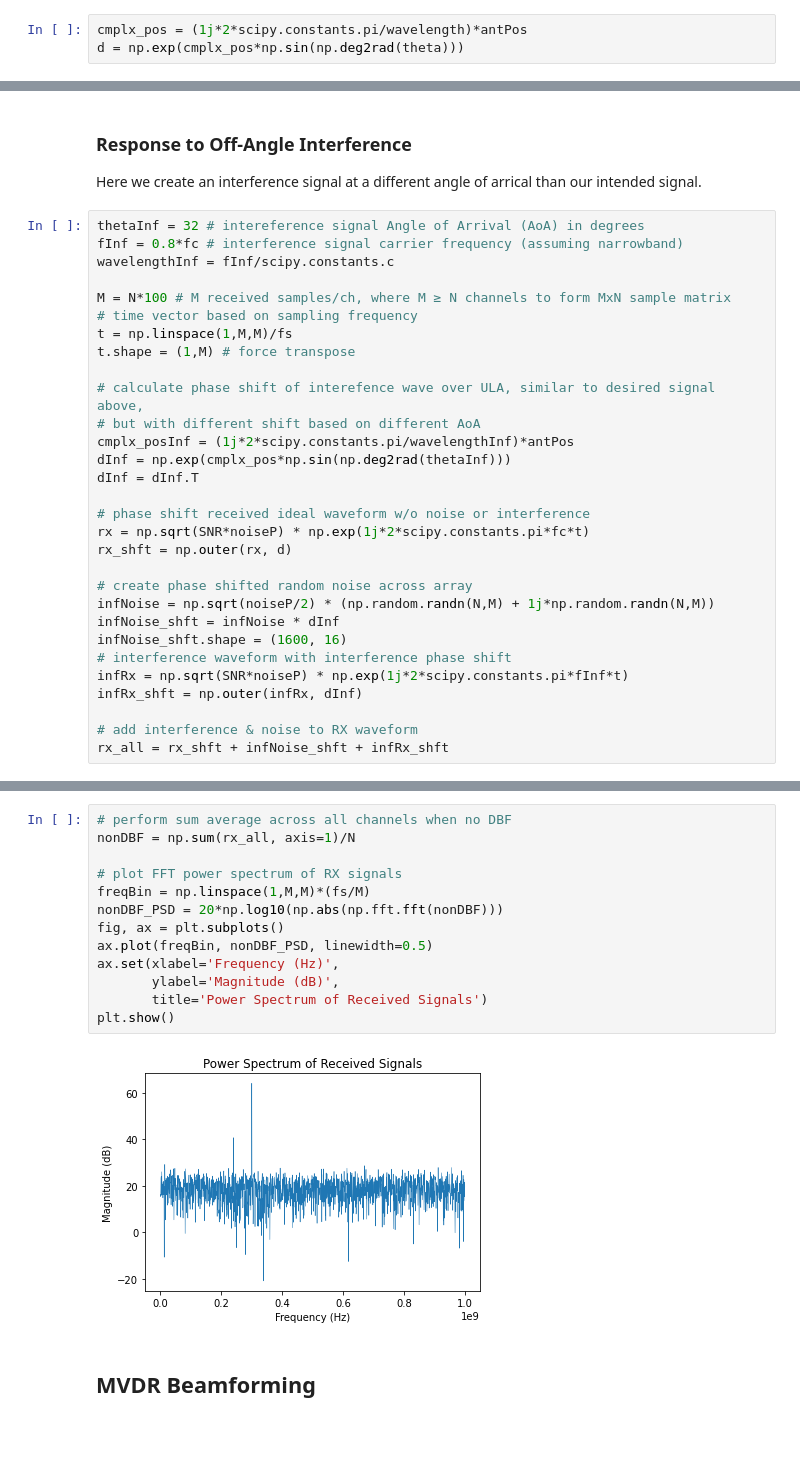
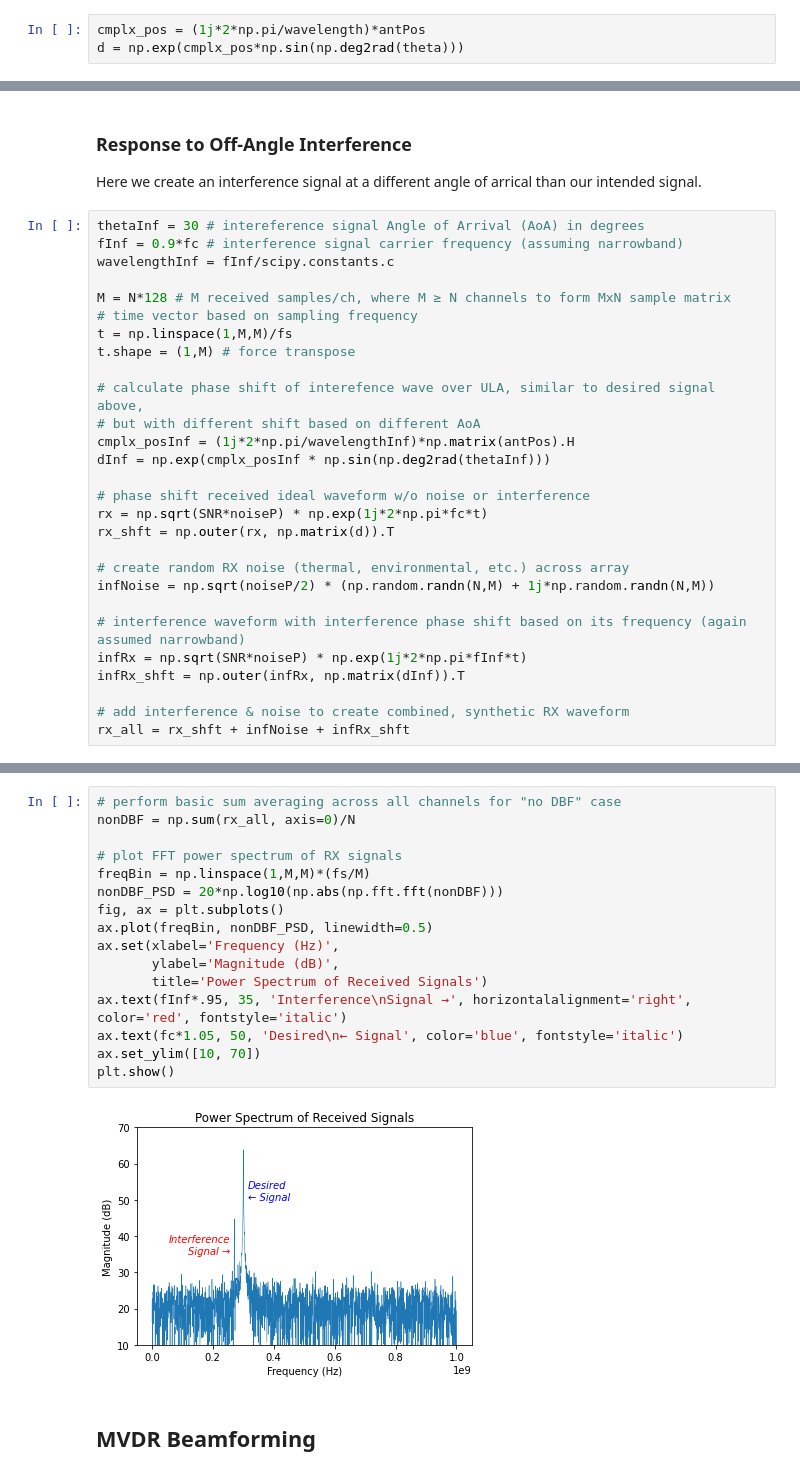
Before and after one commit to JohnnyGOX17/jhu-masters-thesis, a Jupyter notebook: src/notebooks/ML_ABF_beamformer_ULA.ipynb, the cells around one changed output, grey strips where cells are left out. Saved outputs shown, nothing was run; the diff lists cells and outputs as text; blank space fills up the shorter version.

```diff
--- a/src/notebooks/ML_ABF_beamformer_ULA.ipynb
+++ b/src/notebooks/ML_ABF_beamformer_ULA.ipynb
@@ -41,7 +48,7 @@ antPos = np.linspace(0,N-1,N)*wavelength*spacing
 Create spatial response vector at each ULA element that follows
 $$ e^{\frac{j2\pi}{\lambda} \sin{\theta} } $$
 # %%
-cmplx_pos = (1j*2*scipy.constants.pi/wavelength)*antPos
+cmplx_pos = (1j*2*np.pi/wavelength)*antPos
 d = np.exp(cmplx_pos*np.sin(np.deg2rad(theta)))
 # %% [markdown]
 Compute hypothesis of steering vectors in sine space for quiescent beamforming weights. Plot the weight response over sine space by testing weight magnitude at each look direction in vector `u`, from $-90^{\circ}$ to $90^{\circ}$
@@ -99,34 +110,32 @@ plt.show()
 
 Here we create an interference signal at a different angle of arrical than our intended signal.
 # %%
-thetaInf = 32 # intereference signal Angle of Arrival (AoA) in degrees
-fInf = 0.8*fc # interference signal carrier frequency (assuming narrowband)
+thetaInf = 30 # intereference signal Angle of Arrival (AoA) in degrees
+fInf = 0.9*fc # interference signal carrier frequency (assuming narrowband)
 wavelengthInf = fInf/scipy.constants.c
 
-M = N*100 # M received samples/ch, where M ≥ N channels to form MxN sample matrix
+M = N*128 # M received samples/ch, where M ≥ N channels to form MxN sample matrix
 # time vector based on sampling frequency
 t = np.linspace(1,M,M)/fs
 t.shape = (1,M) # force transpose
 
 # calculate phase shift of interefence wave over ULA, similar to desired signal above,
 # but with different shift based on different AoA
-cmplx_posInf = (1j*2*scipy.constants.pi/wavelengthInf)*antPos
-dInf = np.exp(cmplx_pos*np.sin(np.deg2rad(thetaInf)))
-dInf = dInf.T
+cmplx_posInf = (1j*2*np.pi/wavelengthInf)*np.matrix(antPos).H
+dInf = np.exp(cmplx_posInf * np.sin(np.deg2rad(thetaInf)))
 
 # phase shift received ideal waveform w/o noise or interference
-rx = np.sqrt(SNR*noiseP) * np.exp(1j*2*scipy.constants.pi*fc*t)
-rx_shft = np.outer(rx, d)
+rx = np.sqrt(SNR*noiseP) * np.exp(1j*2*np.pi*fc*t)
+rx_shft = np.outer(rx, np.matrix(d)).T
 
-# create phase shifted random noise across array
+# create random RX noise (thermal, environmental, etc.) across array
 infNoise = np.sqrt(noiseP/2) * (np.random.randn(N,M) + 1j*np.random.randn(N,M))
-infNoise_shft = infNoise * dInf
-infNoise_shft.shape = (1600, 16)
-# interference waveform with interference phase shift
-infRx = np.sqrt(SNR*noiseP) * np.exp(1j*2*scipy.constants.pi*fInf*t)
-infRx_shft = np.outer(infRx, dInf)
 
-# add interference & noise to RX waveform
-rx_all = rx_shft + infNoise_shft + infRx_shft
+# interference waveform with interference phase shift based on its frequency (again assumed narrowband)
+infRx = np.sqrt(SNR*noiseP) * np.exp(1j*2*np.pi*fInf*t)
+infRx_shft = np.outer(infRx, np.matrix(dInf)).T
+
+# add interference & noise to create combined, synthetic RX waveform
+rx_all = rx_shft + infNoise + infRx_shft
 # %% [markdown]
 Next, we show a comparison between no digital beamforming and a simple DBF with quiescent weights in the presence of an interferer and noise.
@@ -133,18 +144,21 @@ Next, we show a comparison between no digital beamforming and a simple DBF with
 # %%
-# perform sum average across all channels when no DBF
-nonDBF = np.sum(rx_all, axis=1)/N
+# perform basic sum averaging across all channels for "no DBF" case
+nonDBF = np.sum(rx_all, axis=0)/N
 
 # plot FFT power spectrum of RX signals
 freqBin = np.linspace(1,M,M)*(fs/M)
 nonDBF_PSD = 20*np.log10(np.abs(np.fft.fft(nonDBF)))
 fig, ax = plt.subplots()
 ax.plot(freqBin, nonDBF_PSD, linewidth=0.5)
 ax.set(xlabel='Frequency (Hz)',
        ylabel='Magnitude (dB)',
        title='Power Spectrum of Received Signals')
+ax.text(fInf*.95, 35, 'Interference\nSignal →', horizontalalignment='right', color='red', fontstyle='italic')
+ax.text(fc*1.05, 50, 'Desired\n← Signal', color='blue', fontstyle='italic')
+ax.set_ylim([10, 70])
 plt.show()
 # %% [output]
-[figure, old version]
+[figure, new version]
 # %% [markdown]
 ## MVDR Beamforming
 # %%
```
Also changed, not shown: parts of 7 cells of this notebook, 1 other file.
